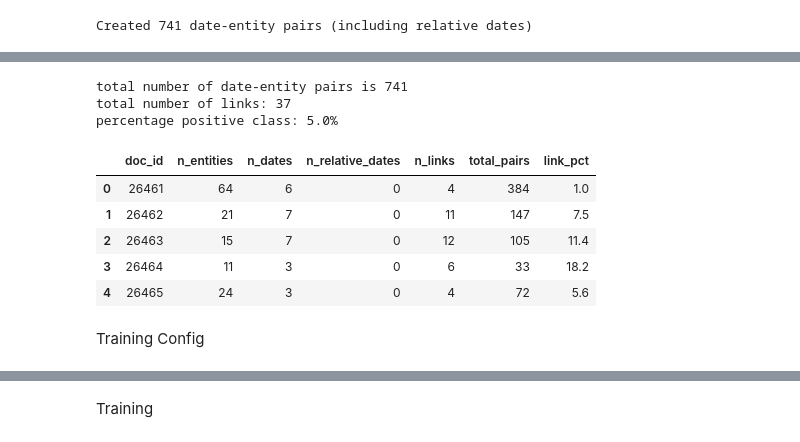
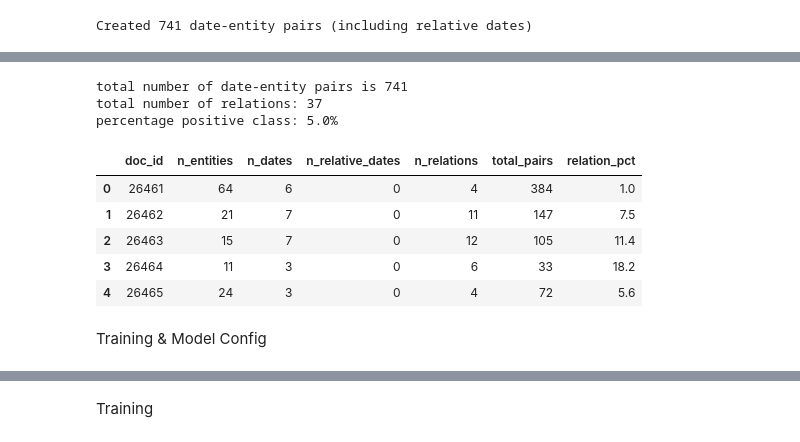
Before and after one commit to uclh-criu/patient-clinical-timeline-extraction, a Jupyter notebook: notebooks_training/relcat_training.ipynb, the cells around one changed output, grey strips where cells are left out. Drawn from its saved outputs; the diff is of its cells as text; code cells hidden in the pictures.

```diff
--- a/notebooks_training/relcat_training.ipynb
+++ b/notebooks_training/relcat_training.ipynb
@@ -27,8 +24,7 @@ from relative_date_extractor import add_relative_dates
 Data Loading
 # %%
 # Load data
-original_df = load_data("../data/medcat_trainer_dataset.csv")
-print(f"Loaded {len(original_df)} records")
-original_df
+df = load_data("../data/training_dataset.csv")
+print(f"Loaded {len(df)} records")
 # %% [output]
 Loaded 5 records
@@ -130,19 +139,19 @@ Created 741 date-entity pairs (including relative dates)
 # Per-document summary from original data
 summary = []
 
-for _, row in original_df.iterrows():
-    # Parse the JSON columns - handle both string and already-parsed cases
+for _, row in df.iterrows():
+    ## Parse the JSON columns - handle both string and already-parsed cases
     entities = row["entities_json"] if isinstance(row["entities_json"], list) else json.loads(row["entities_json"])
     dates = row["dates_json"] if isinstance(row["dates_json"], list) else json.loads(row["dates_json"])
     relative_dates = row["relative_dates_json"] if isinstance(row["relative_dates_json"], list) else json.loads(row["relative_dates_json"]) if "relative_dates_json" in row else []
-    links = row["links_json"] if isinstance(row["links_json"], list) else json.loads(row["links_json"])
+    relations = row["relations_json"] if isinstance(row["relations_json"], list) else json.loads(row["relations_json"])
 
     summary.append({
         "doc_id": row["doc_id"],
         "n_entities": len(entities),
         "n_dates": len(dates),
         "n_relative_dates": len(relative_dates),
-        "n_links": len(links),
+        "n_relations": len(relations),
     })
 
 doc_level = pd.DataFrame(summary)
@@ -157,14 +166,14 @@ doc_level
 # %%
 # Pair-based stats from the generated df
 pair_stats = (
-    df.groupby("doc_id")
+    training_df.groupby("doc_id")
       .agg(
           total_pairs=("label", "size"),
-          link_pairs=("label", lambda s: (s == "LINK").sum()),
+          relation_pairs=("label", lambda s: (s == "RELATION").sum()),
       )
       .reset_index()
 )
 
-pair_stats["link_pct"] = (100 * pair_stats["link_pairs"] / pair_stats["total_pairs"]).round(1)
+pair_stats["relation_pct"] = (100 * pair_stats["relation_pairs"] / pair_stats["total_pairs"]).round(1)
 pair_stats
 # %% [output]
@@ -177,27 +186,27 @@ pair_stats
 # %%
 # Merge stats with doc_level summary
 doc_level = (
-    doc_level.merge(pair_stats[["doc_id", "total_pairs", "link_pct"]], on="doc_id", how="left")
+    doc_level.merge(pair_stats[["doc_id", "total_pairs", "relation_pct"]], on="doc_id", how="left")
              .sort_values("doc_id")
              .reset_index(drop=True)
 )
 
 # Calculate additional metrics
-total_pairs_overall = len(df)
-link_total = (df["label"] == "LINK").sum()
-link_pct_overall = 100 * (df["label"] == "LINK").mean()
+total_pairs_overall = len(training_df)
+relation_total = (training_df["label"] == "RELATION").sum()
+relation_pct_overall = 100 * (training_df["label"] == "RELATION").mean()
 
 print(f"total number of date-entity pairs is {total_pairs_overall}")
-print(f"total number of links: {link_total}")
-print(f"percentage positive class: {link_pct_overall:.1f}%")
+print(f"total number of relations: {relation_total}")
+print(f"percentage positive class: {relation_pct_overall:.1f}%")
 
 #Look at overall doc level summary
 doc_level
 # %% [output]
 total number of date-entity pairs is 741
-total number of links: 37
+total number of relations: 37
 percentage positive class: 5.0%
-|  | doc_id | n_entities | n_dates | n_relative_dates | n_links | total_pairs | link_pct |
+|  | doc_id | n_entities | n_dates | n_relative_dates | n_relations | total_pairs | relation_pct |
 | 0 | 26461 | 64 | 6 | 0 | 4 | 384 | 1.0 |
 | 1 | 26462 | 21 | 7 | 0 | 11 | 147 | 7.5 |
 | 2 | 26463 | 15 | 7 | 0 | 12 | 105 | 11.4 |
@@ -224,2 +218,2 @@ test_df.to_csv("../data/relcat_test_data.tsv", sep="\t", index=False)
 # %% [markdown]
-Training Config
+Training & Model Config
```
Also changed, not shown: parts of 21 cells of this notebook, 11 other files.
